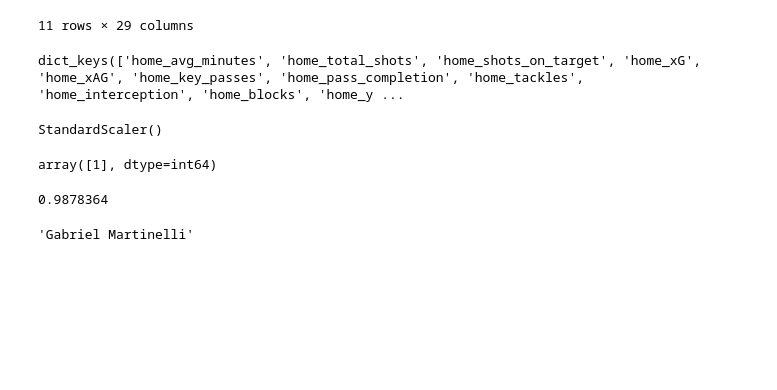
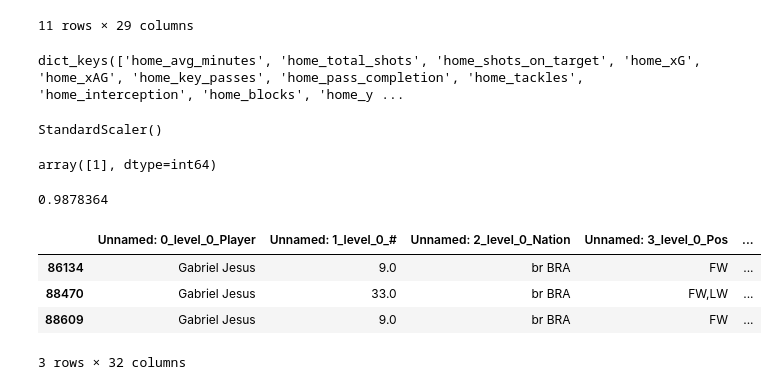
Before and after one commit to WasuWata/fb_predict, a Jupyter notebook: code/4.prediction.ipynb, the cells around one changed output. Drawn from its saved outputs; the diff is of its cells as text; code cells hidden in the pictures; blank space fills up the shorter version.

```diff
--- a/code/4.prediction.ipynb
+++ b/code/4.prediction.ipynb
@@ -226,6 +226,10 @@ positions = df['Unnamed: 3_level_0_Pos'].astype(str)
     # Attackers (FW, LW, RW, ST)
 attackers = df[positions.str.contains('FW|LW|RW|ST|AM')]
 # %%
-attackers['Unnamed: 0_level_0_Player'].iloc[0]
+df[df['Unnamed: 0_level_0_Player'] == df['Unnamed: 0_level_0_Player'].iloc[0]].iloc[-3:,:]
 # %% [output]
+|  | Unnamed: 0_level_0_Player | Unnamed: 1_level_0_# | Unnamed: 2_level_0_Nation | Unnamed: 3_level_0_Pos | ... |
+| 86134 | Gabriel Jesus | 9.0 | br BRA | FW | ... |
+| 88470 | Gabriel Jesus | 33.0 | br BRA | FW,LW | ... |
+| 88609 | Gabriel Jesus | 9.0 | br BRA | FW | ... |
-'Gabriel Martinelli'
+3 rows × 32 columns
```
Also changed, not shown: parts of 1 cell of this notebook, 1 other file.
